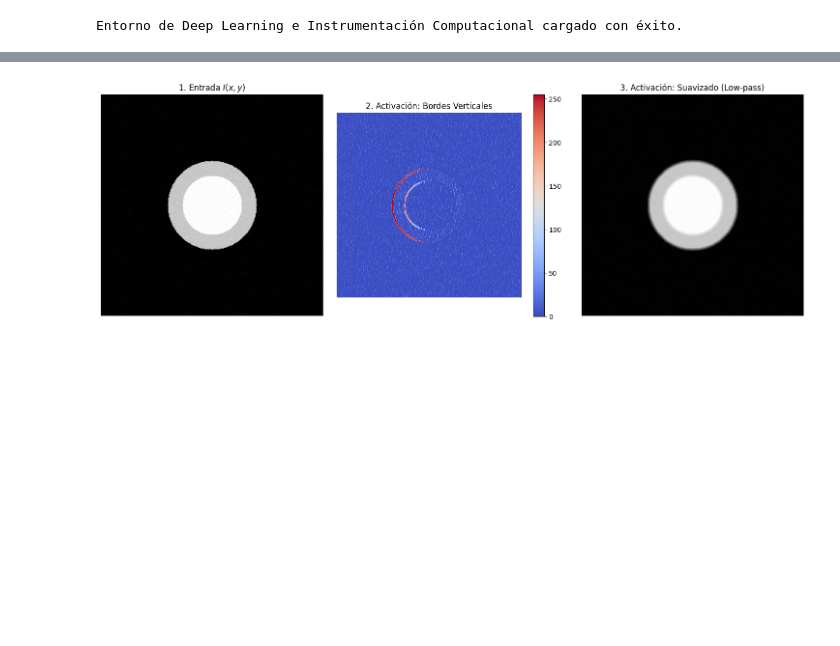
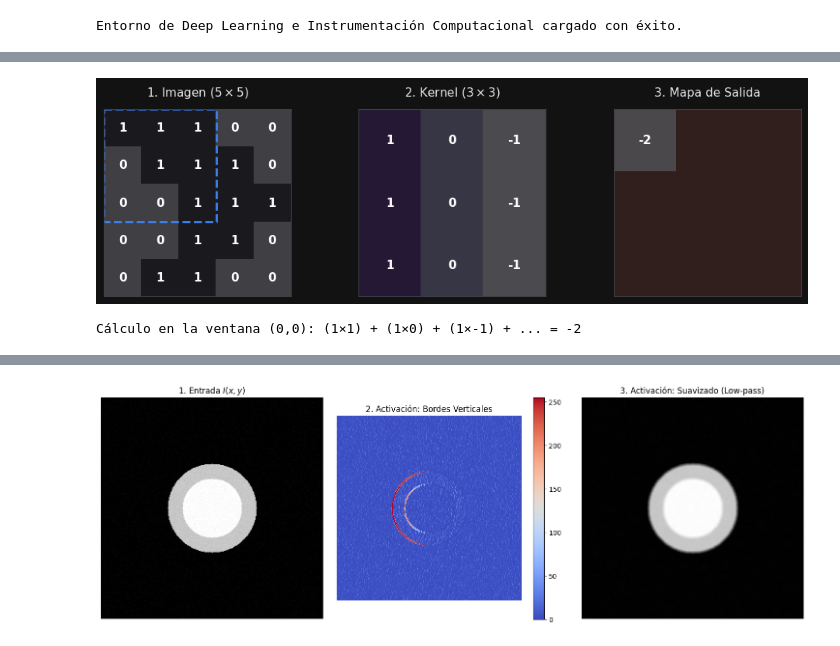
Before and after one commit to pamelaFranco/vision_computador_UNAB, a Jupyter notebook: Codigos/vision_por_computador3.ipynb, the cells around one changed output, grey strips where cells are left out. Cells and saved outputs as stored; diff of their text form; code cells hidden in the pictures; blank space fills up the shorter version.

```diff
--- a/Codigos/vision_por_computador3.ipynb
+++ b/Codigos/vision_por_computador3.ipynb
@@ -34,0 +61,72 @@ Entorno de Deep Learning e Instrumentación Computacional cargado con éxito.
+# %%
+# =========================================================
+# VISUALIZACIÓN MINIMALISTA DEL OPERADOR KERNEL EN COLAB
+# =========================================================
+import numpy as np
+import matplotlib.pyplot as plt
+
+# Definición de datos simples
+imagen = np.array([
+    [1, 1, 1, 0, 0],
+    [0, 1, 1, 1, 0],
+    [0, 0, 1, 1, 1],
+    [0, 0, 1, 1, 0],
+    [0, 1, 1, 0, 0]
+])
+
+kernel = np.array([
+    [ 1,  0, -1],
+    [ 1,  0, -1],
+    [ 1,  0, -1]
+])
+
+# Región seleccionada (3x3 inicial) y producto escalar
+region = imagen[0:3, 0:3]
+resultado_pixel = np.sum(region * kernel)
+
+# Configuración visual minimalista
+fig, axes = plt.subplots(1, 3, figsize=(10, 3), facecolor='#121212')
+
+# 1. Imagen de Entrada
+ax1 = axes[0]
+ax1.imshow(imagen, cmap='gray_r', alpha=0.15)
+ax1.set_title("1. Imagen ($5 \\times 5$)", color='#e4e4e7', fontsize=11, pad=12)
+rect = plt.Rectangle((-0.5, -0.5), 3, 3, fill=False, edgecolor='#3b82f6', linewidth=2, linestyle='--')
+ax1.add_patch(rect)
+
+# 2. Kernel
+ax2 = axes[1]
+ax2.imshow(kernel, cmap='Purples', alpha=0.2)
+ax2.set_title("2. Kernel ($3 \\times 3$)", color='#e4e4e7', fontsize=11, pad=12)
+
+# 3. Mapa de Características
+mapa = np.full((3, 3), np.nan)
+mapa[0, 0] = resultado_pixel
+
+ax3 = axes[2]
+ax3.imshow(np.nan_to_num(mapa), cmap='Oranges', alpha=0.2)
+ax3.set_title("3. Mapa de Salida", color='#e4e4e7', fontsize=11, pad=12)
+
+# Formatear números en cada celda
+for ax, data in zip(axes, [imagen, kernel, mapa]):
+    ax.set_facecolor('#1e1e24')
+    ax.set_xticks([])
+    ax.set_yticks([])
+    for spine in ax.spines.values():
+        spine.set_color('#3f3f46')
+
+    rows, cols = data.shape
+    for r in range(rows):
+        for c in range(cols):
+            val = data[r, c]
+            if not np.isnan(val):
+                ax.text(c, r, f"{int(val)}", ha='center', va='center',
+                        color='#ffffff', fontsize=11, fontweight='bold')
+
+plt.tight_layout()
+plt.show()
+
+print(f"Cálculo en la ventana (0,0): (1×1) + (1×0) + (1×-1) + ... = {resultado_pixel}")
+# %% [output]
+[figure, added]
+Cálculo en la ventana (0,0): (1×1) + (1×0) + (1×-1) + ... = -2
```
Also changed, not shown: parts of 10 cells of this notebook, 2 other files.
